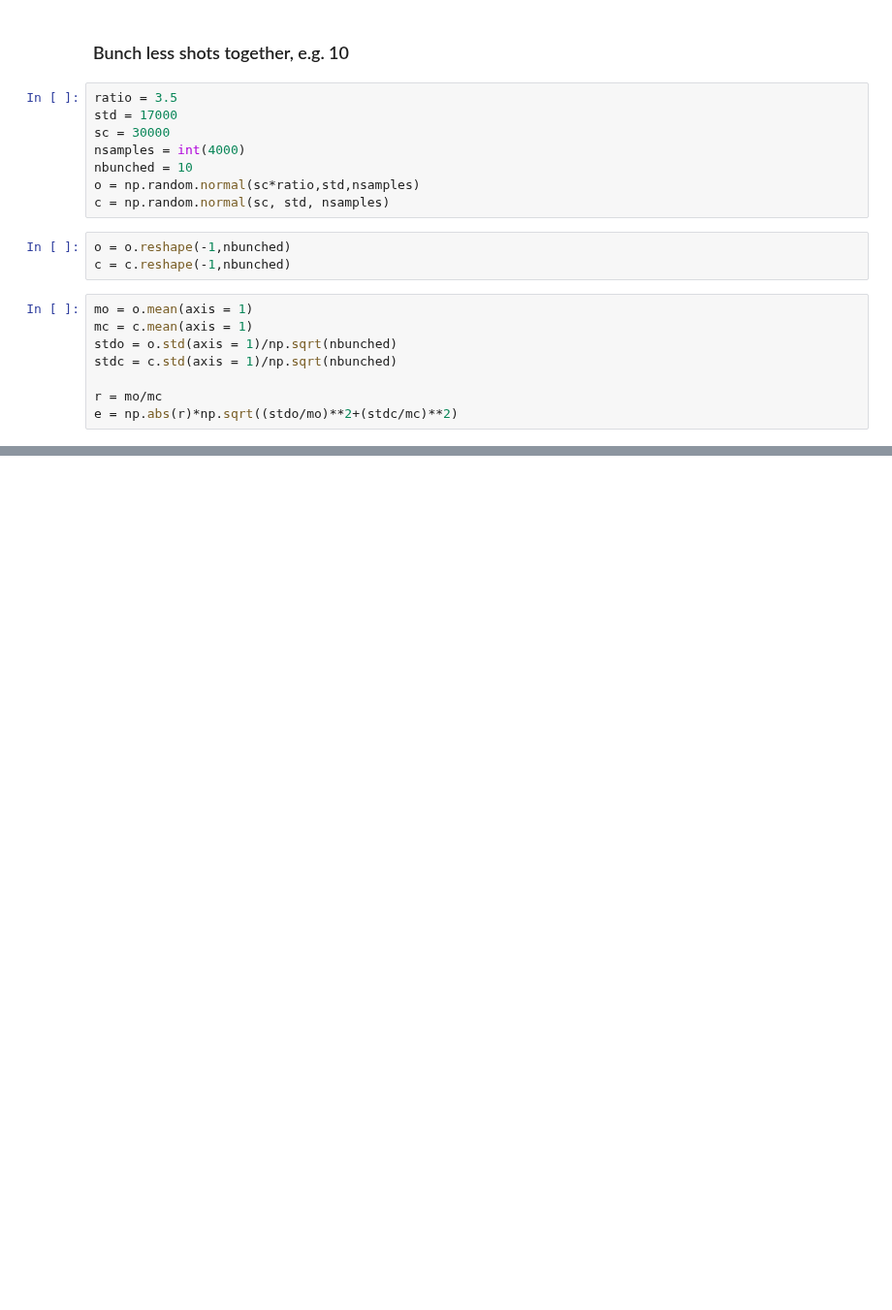
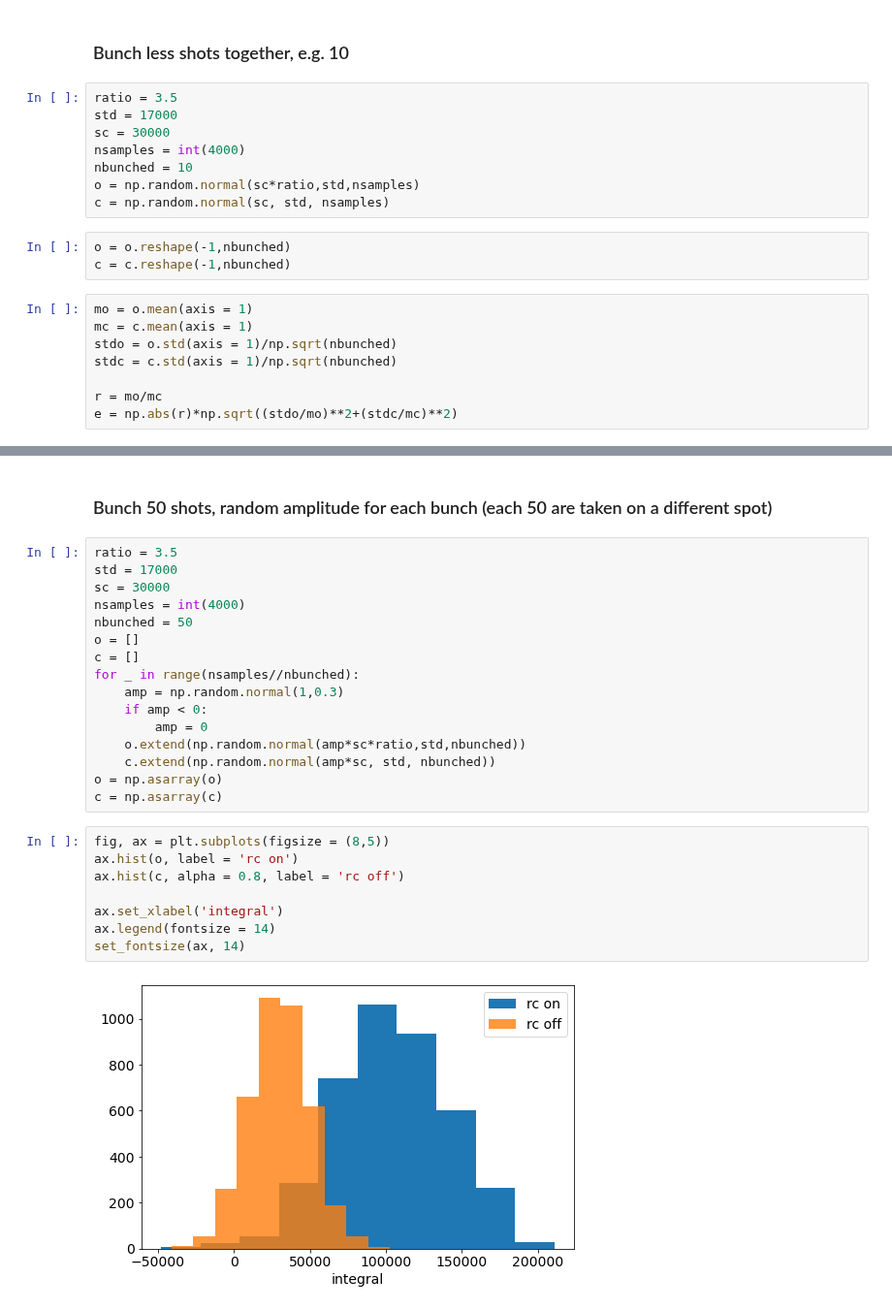
Before and after one commit to ograsdijk/CeNTREX-notebooks, a Jupyter notebook: rotational cooling/Modeling ratio calculations.ipynb, the cells around one changed output, grey strips where cells are left out. Shown at 97% size. Saved outputs shown, nothing was run; the diff lists cells and outputs as text; blank space fills up the shorter version.

```diff
--- a/rotational cooling/Modeling ratio calculations.ipynb
+++ b/rotational cooling/Modeling ratio calculations.ipynb
@@ -149,0 +150,28 @@ weigthed states -> mean : 3.230; std : 0.552; std of mean : 0.028
+# %% [markdown]
+### Bunch 50 shots, random amplitude for each bunch (each 50 are taken on a different spot)
+# %%
+ratio = 3.5
+std = 17000
+sc = 30000
+nsamples = int(4000)
+nbunched = 50
+o = []
+c = []
+for _ in range(nsamples//nbunched):
+    amp = np.random.normal(1,0.3)
+    if amp < 0:
+        amp = 0
+    o.extend(np.random.normal(amp*sc*ratio,std,nbunched))
+    c.extend(np.random.normal(amp*sc, std, nbunched))
+o = np.asarray(o)
+c = np.asarray(c)
+# %%
+fig, ax = plt.subplots(figsize = (8,5))
+ax.hist(o, label = 'rc on')
+ax.hist(c, alpha = 0.8, label = 'rc off')
+
+ax.set_xlabel('integral')
+ax.legend(fontsize = 14)
+set_fontsize(ax, 14)
+# %% [output]
+[figure, added]
```
Also changed, not shown: parts of 53 cells of this notebook.
